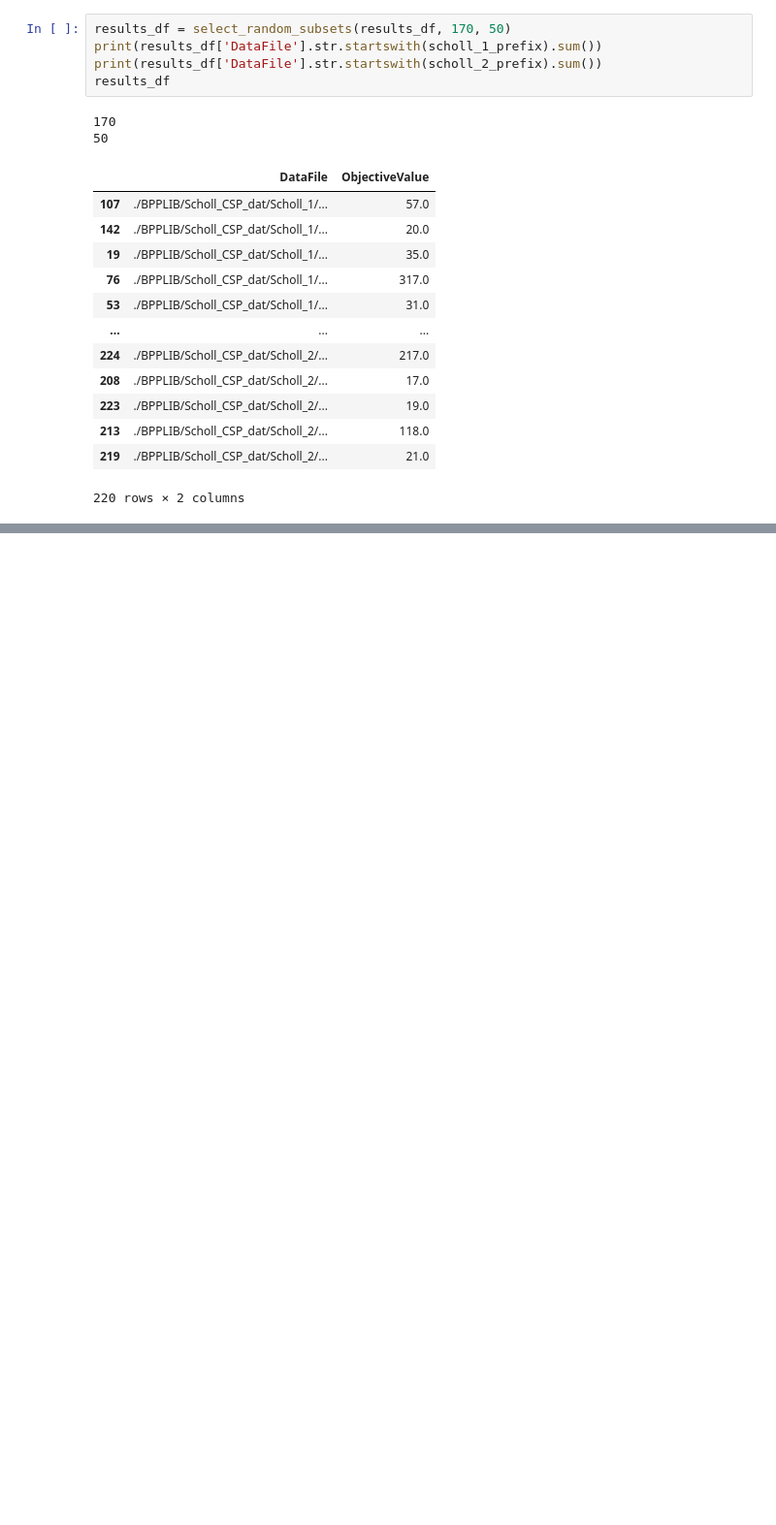
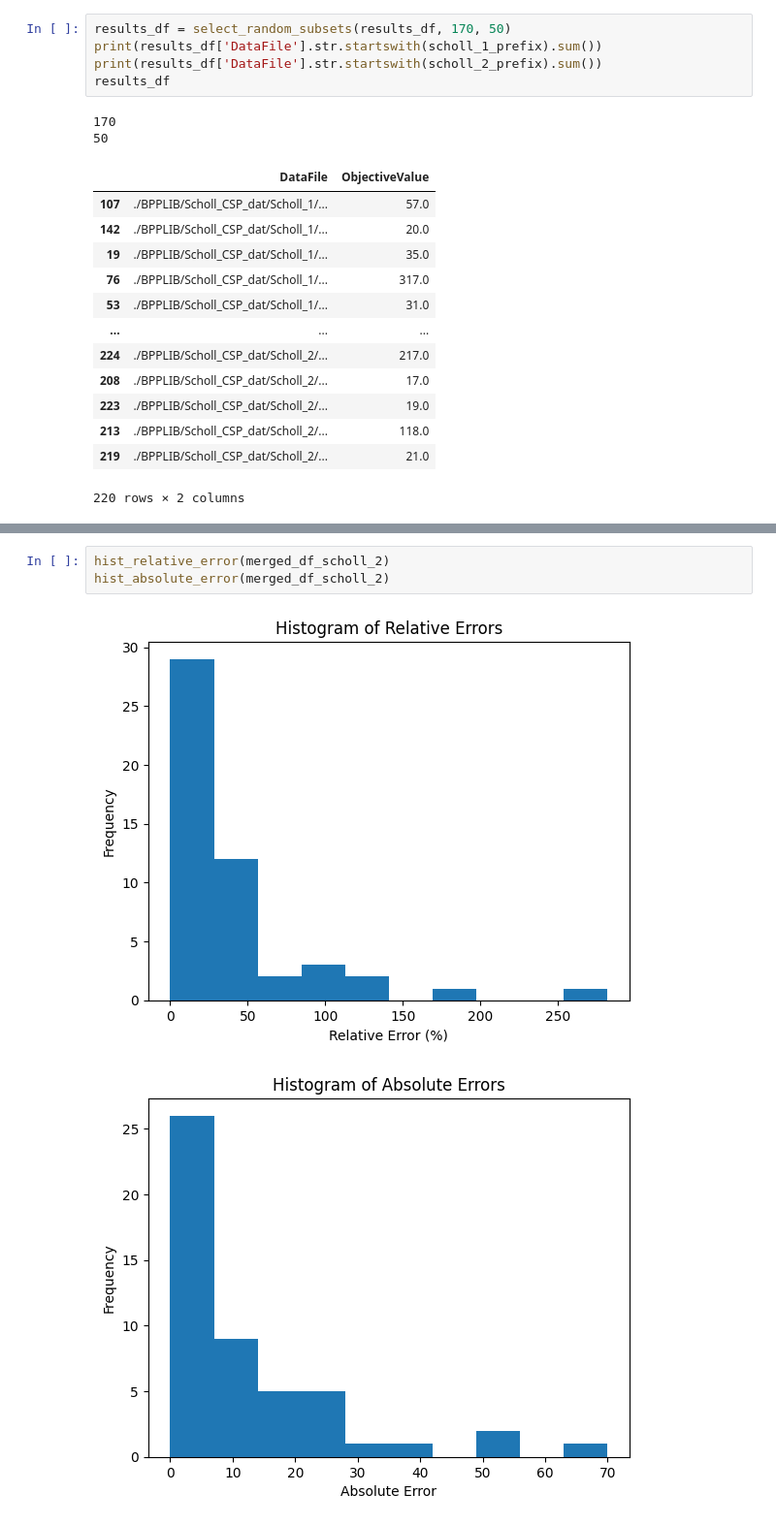
Before and after one commit to berkpereira/ip-special-topic, a Jupyter notebook: results-analysis.ipynb, the cells around one changed output, grey strips where cells are left out. Shown at 97% size. Saved outputs shown, nothing was run; the diff lists cells and outputs as text; blank space fills up the shorter version.

```diff
--- a/results-analysis.ipynb
+++ b/results-analysis.ipynb
@@ -97,0 +177,6 @@ true_solutions_df
+# %%
+hist_relative_error(merged_df_scholl_2)
+hist_absolute_error(merged_df_scholl_2)
+# %% [output]
+[figure, added]
+[figure, added]
```
Also changed, not shown: parts of 13 cells of this notebook.
